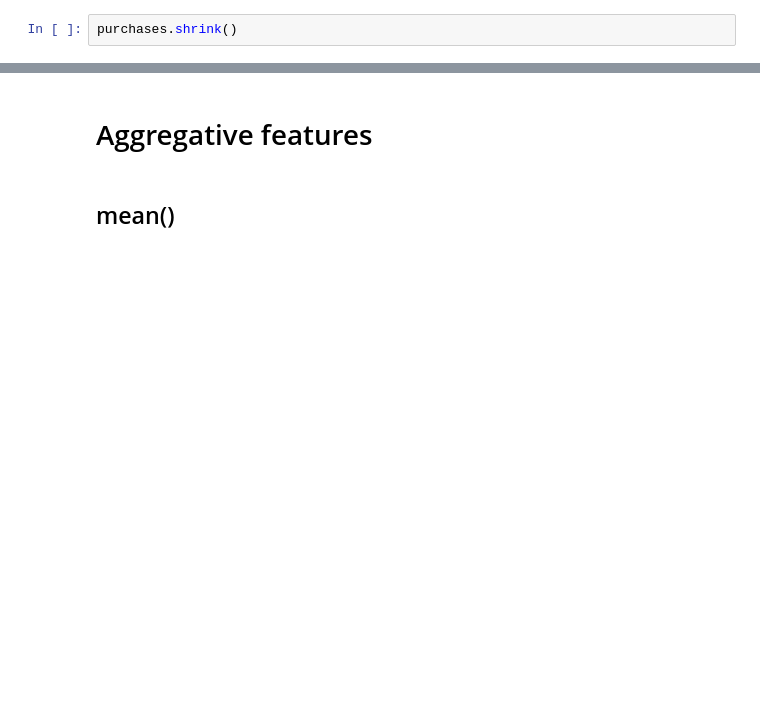
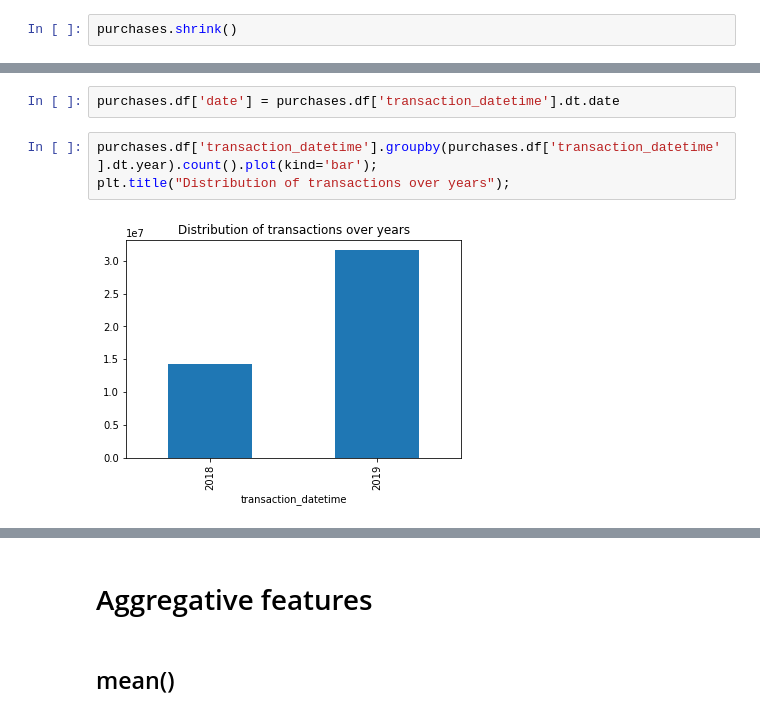
Before and after one commit to snv-ds/competitions, a Jupyter notebook: x5_retailhero/task1/EDA_files.ipynb, the cells around one changed output, grey strips where cells are left out. Cells and saved outputs as stored; diff of their text form; blank space fills up the shorter version.

```diff
--- a/x5_retailhero/task1/EDA_files.ipynb
+++ b/x5_retailhero/task1/EDA_files.ipynb
@@ -395,0 +402,7 @@ purchases.describe(include='all')
+# %%
+purchases.df['date'] = purchases.df['transaction_datetime'].dt.date
+# %%
+purchases.df['transaction_datetime'].groupby(purchases.df['transaction_datetime'].dt.year).count().plot(kind='bar');
+plt.title("Distribution of transactions over years");
+# %% [output]
+[figure, added]
```
Also changed, not shown: parts of 16 cells of this notebook.
